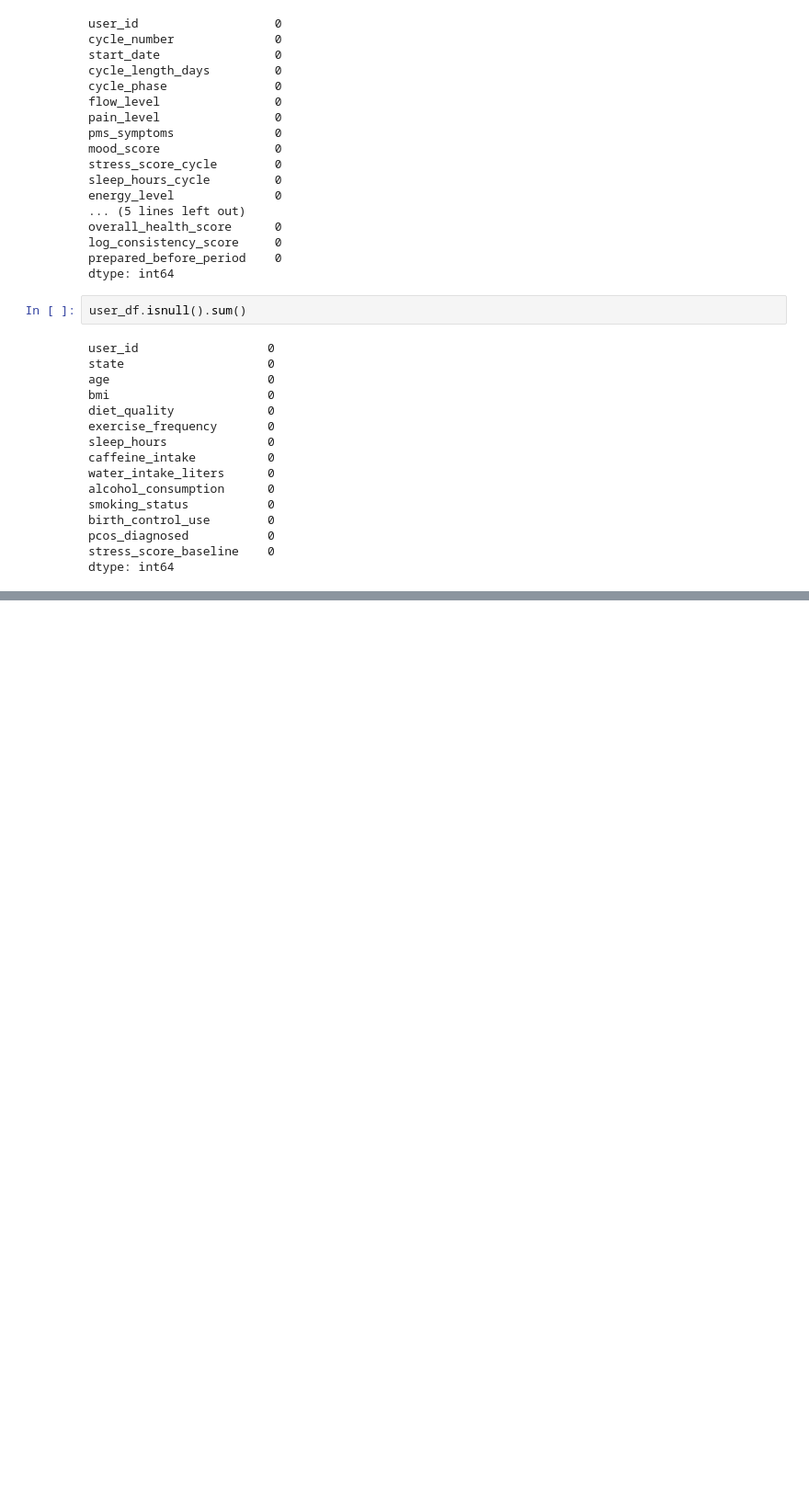
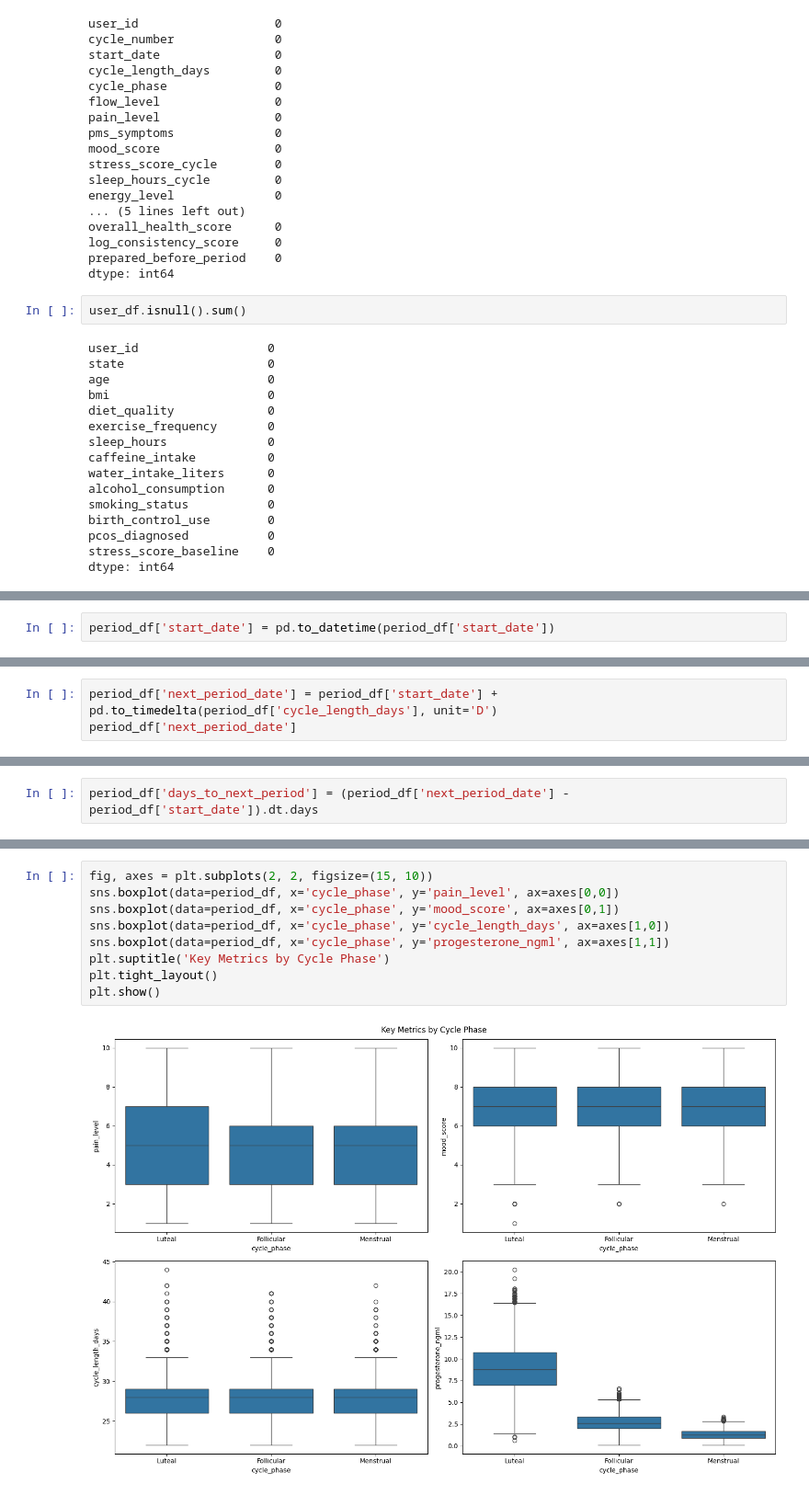
Before and after one commit to sushmitamalakar10/data-science-projects, a Jupyter notebook: Menstrual Cycle Tracker/menstrual_cycle.ipynb, the cells around one changed output, grey strips where cells are left out. Shown at 92% size. Drawn from its saved outputs; the diff is of its cells as text; blank space fills up the shorter version.

```diff
--- a/Menstrual Cycle Tracker/menstrual_cycle.ipynb
+++ b/Menstrual Cycle Tracker/menstrual_cycle.ipynb
@@ -245,0 +268,2 @@ dtype: int64
+# %%
+period_df['start_date'] = pd.to_datetime(period_df['start_date'])
@@ -245,0 +274,3 @@ dtype: int64
+# %%
+period_df['next_period_date'] = period_df['start_date'] + pd.to_timedelta(period_df['cycle_length_days'], unit='D')
+period_df['next_period_date']
@@ -245,0 +290,2 @@ dtype: int64
+# %%
+period_df['days_to_next_period'] = (period_df['next_period_date'] - period_df['start_date']).dt.days
@@ -245,0 +333,11 @@ dtype: int64
+# %%
+fig, axes = plt.subplots(2, 2, figsize=(15, 10))
+sns.boxplot(data=period_df, x='cycle_phase', y='pain_level', ax=axes[0,0])
+sns.boxplot(data=period_df, x='cycle_phase', y='mood_score', ax=axes[0,1])
+sns.boxplot(data=period_df, x='cycle_phase', y='cycle_length_days', ax=axes[1,0])
+sns.boxplot(data=period_df, x='cycle_phase', y='progesterone_ngml', ax=axes[1,1])
+plt.suptitle('Key Metrics by Cycle Phase')
+plt.tight_layout()
+plt.show()
+# %% [output]
+[figure, added]
```
Also changed, not shown: parts of 34 cells of this notebook.
